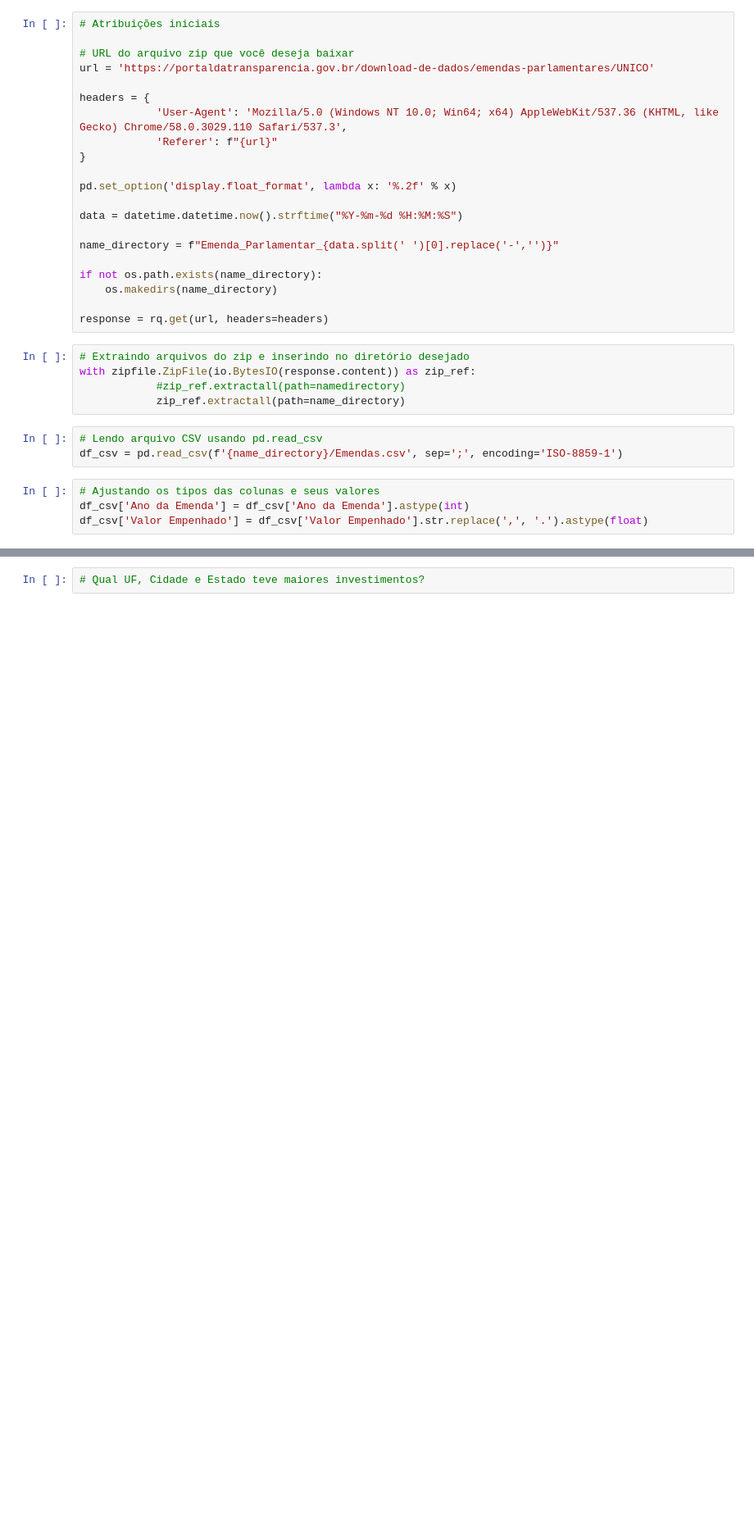
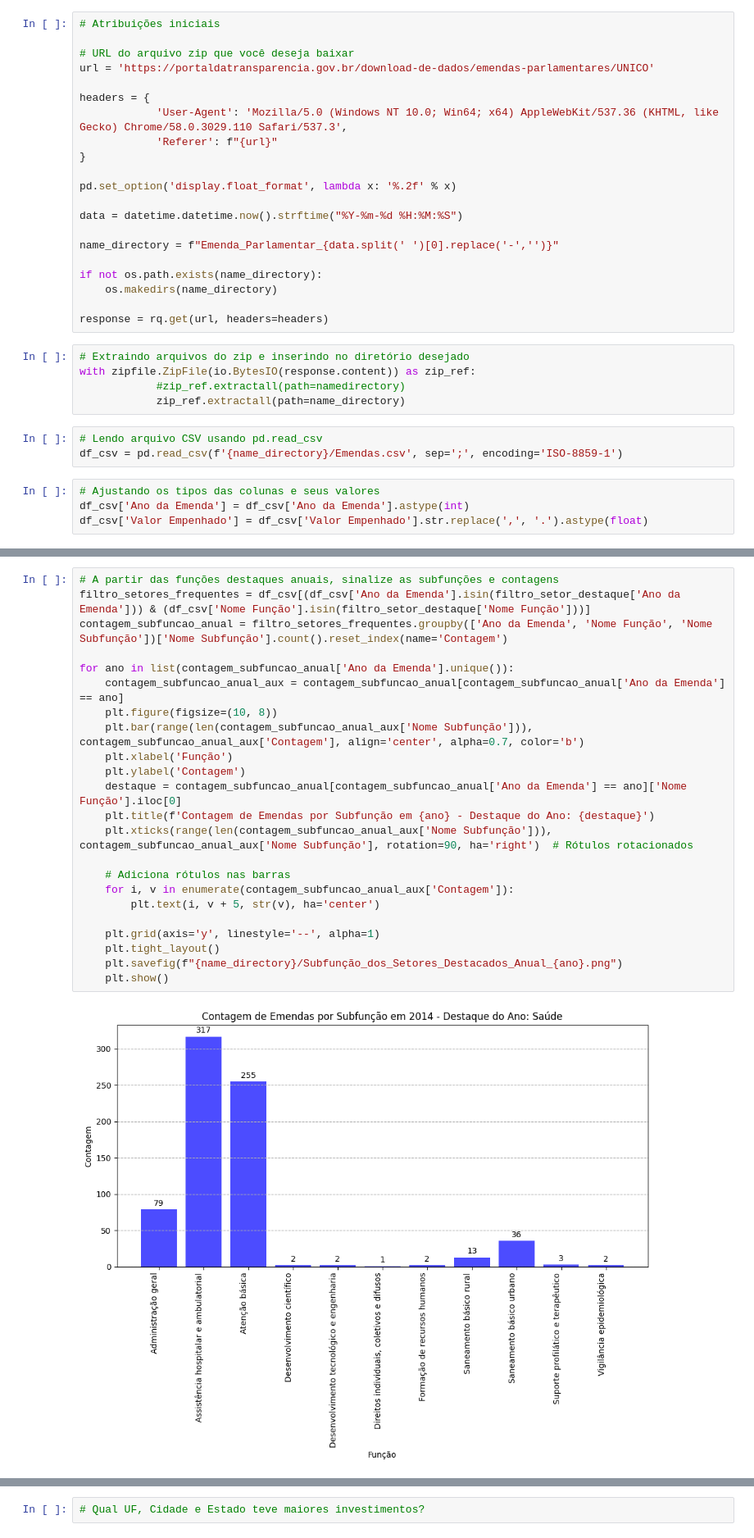
Before and after one commit to viniciusandrade01/Engenharia_e_Analise_de_Dados_Emendas_Parlamentares_CGU, a Jupyter notebook: teste.ipynb, the cells around one changed output, grey strips where cells are left out. Shown at 82% size. Drawn from its saved outputs; the diff is of its cells as text; blank space fills up the shorter version.

```diff
--- a/teste.ipynb
+++ b/teste.ipynb
@@ -189,0 +137,25 @@ Name: Valor Empenhado, dtype: float64
+# %%
+# A partir das funções destaques anuais, sinalize as subfunções e contagens
+filtro_setores_frequentes = df_csv[(df_csv['Ano da Emenda'].isin(filtro_setor_destaque['Ano da Emenda'])) & (df_csv['Nome Função'].isin(filtro_setor_destaque['Nome Função']))]
+contagem_subfuncao_anual = filtro_setores_frequentes.groupby(['Ano da Emenda', 'Nome Função', 'Nome Subfunção'])['Nome Subfunção'].count().reset_index(name='Contagem')
+
+for ano in list(contagem_subfuncao_anual['Ano da Emenda'].unique()):
+    contagem_subfuncao_anual_aux = contagem_subfuncao_anual[contagem_subfuncao_anual['Ano da Emenda'] == ano]
+    plt.figure(figsize=(10, 8))
+    plt.bar(range(len(contagem_subfuncao_anual_aux['Nome Subfunção'])), contagem_subfuncao_anual_aux['Contagem'], align='center', alpha=0.7, color='b')
+    plt.xlabel('Função')
+    plt.ylabel('Contagem')
+    destaque = contagem_subfuncao_anual[contagem_subfuncao_anual['Ano da Emenda'] == ano]['Nome Função'].iloc[0]
+    plt.title(f'Contagem de Emendas por Subfunção em {ano} - Destaque do Ano: {destaque}')
+    plt.xticks(range(len(contagem_subfuncao_anual_aux['Nome Subfunção'])), contagem_subfuncao_anual_aux['Nome Subfunção'], rotation=90, ha='right')  # Rótulos rotacionados
+
+    # Adiciona rótulos nas barras
+    for i, v in enumerate(contagem_subfuncao_anual_aux['Contagem']):
+        plt.text(i, v + 5, str(v), ha='center')
+
+    plt.grid(axis='y', linestyle='--', alpha=1)
+    plt.tight_layout()
+    plt.savefig(f"{name_directory}/Subfunção_dos_Setores_Destacados_Anual_{ano}.png")
+    plt.show()
+# %% [output]
+[figure, added]
```
Also changed, not shown: parts of 8 cells of this notebook, 33 other files.
